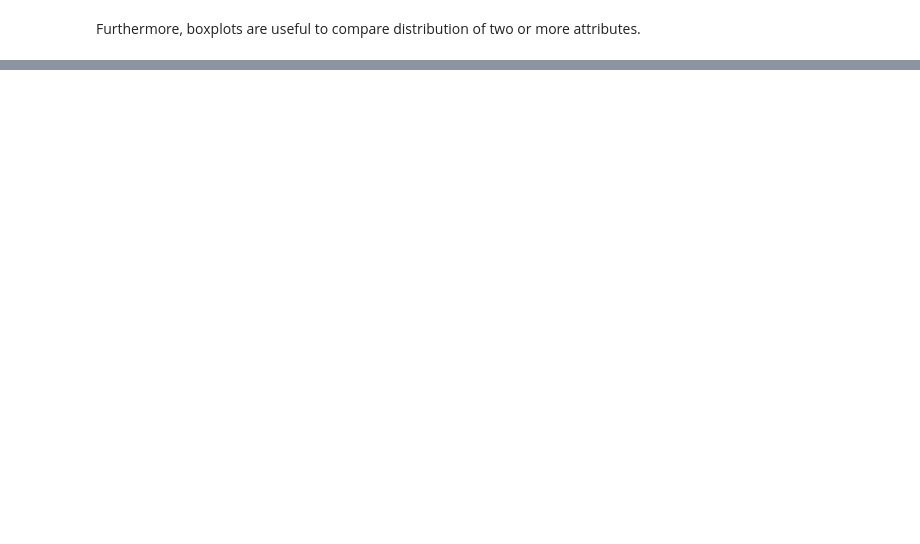
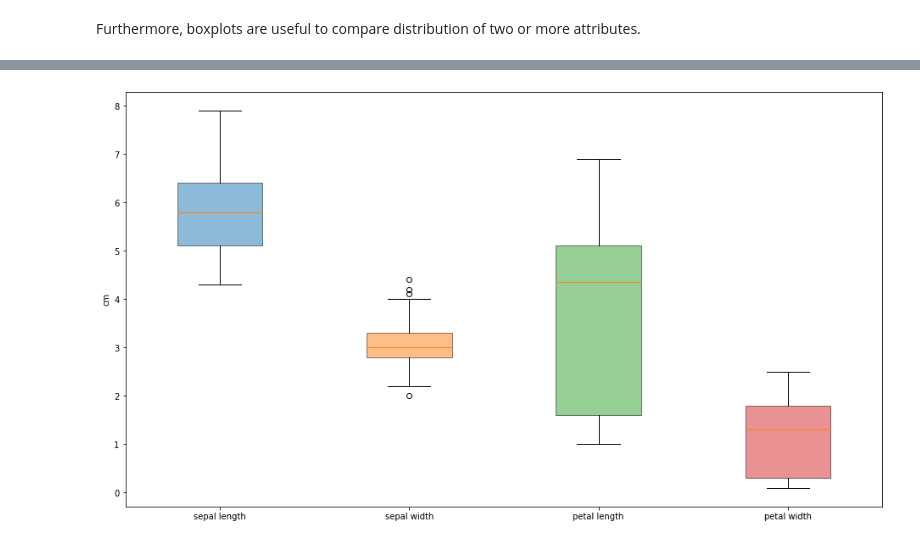
Before and after one commit to jailop/dataplaying, a Jupyter notebook: data_distributions.ipynb, the cells around one changed output, grey strips where cells are left out. Cells and saved outputs as stored; diff of their text form; code cells hidden in the pictures; blank space fills up the shorter version.

```diff
--- a/data_distributions.ipynb
+++ b/data_distributions.ipynb
@@ -42,0 +41,10 @@ Text(0, 0.5, 'cm')
+# %%
+fig, ax = plt.subplots(figsize=(16,9))
+res = ax.boxplot(iris.data, patch_artist=True)
+ax.set_xticklabels(labels)
+ax.set_ylabel('cm')
+for box, color in zip(res['boxes'], colors):
+    box.set_facecolor(color)
+    box.set_alpha(0.5)
+# %% [output]
+[figure, added]
```
Also changed, not shown: parts of 12 cells of this notebook.
